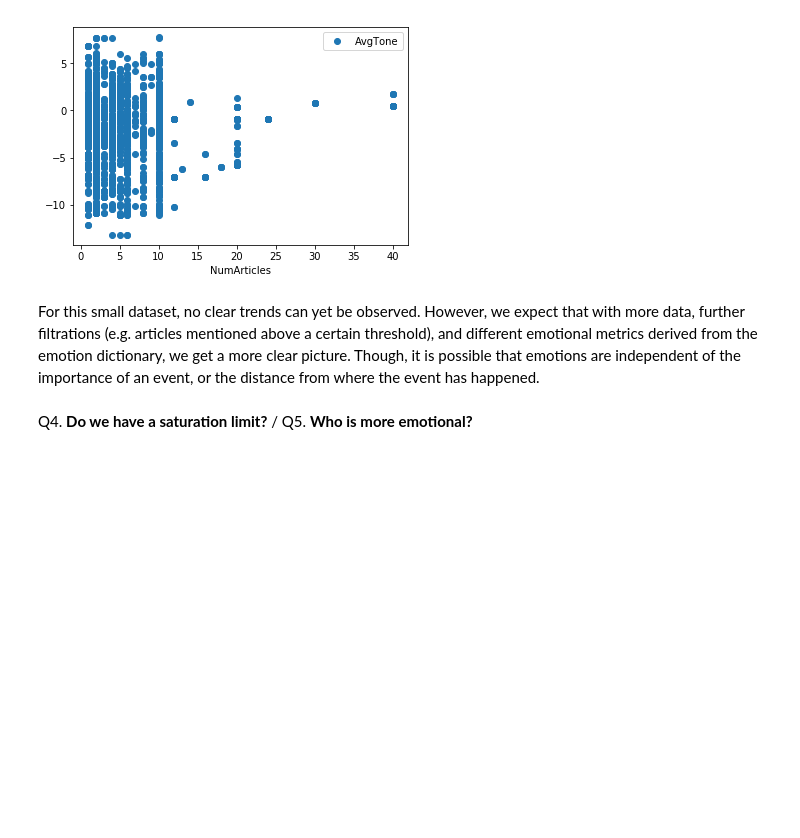
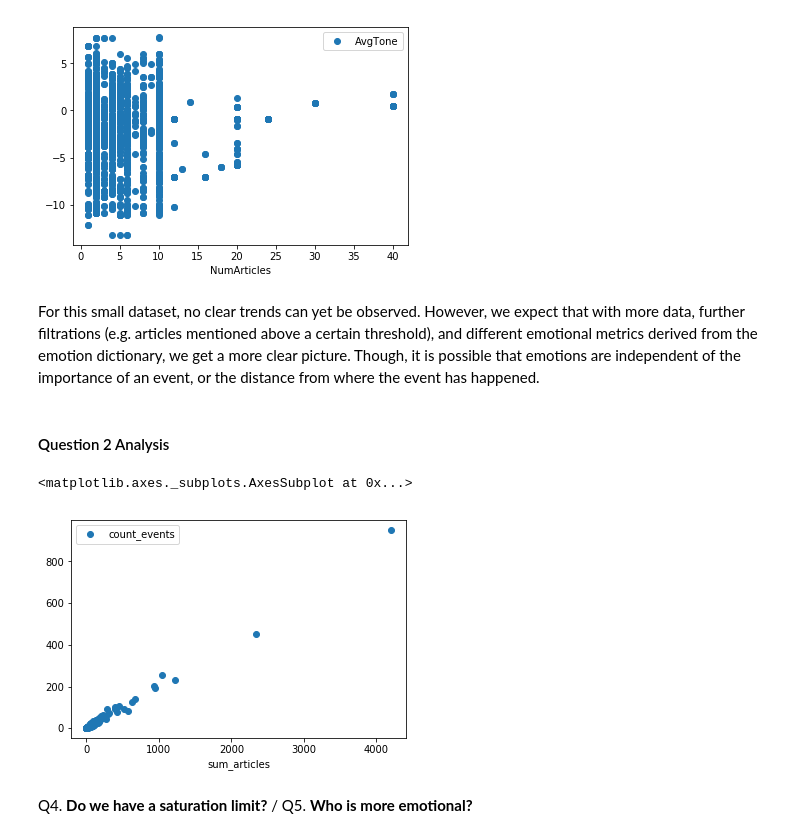
Before and after one commit to Abranchini/ADA_Project, a Jupyter notebook: src/Milestone_2.ipynb, the cells around one changed output. Drawn from its saved outputs; the diff is of its cells as text; code cells hidden in the pictures; blank space fills up the shorter version.

```diff
--- a/src/Milestone_2.ipynb
+++ b/src/Milestone_2.ipynb
@@ -247,15 +253,12 @@ Total number of articles with no country assigned:  22
 # %%
 # select Data from Events Dataset
-events_q1_df= events_df.select("GLOBALEVENTID", "ActionGeo_Lat", "ActionGeo_Long", "NumMentions","NumSources","NumArticles","AvgTone")
+events_1= events_df.select("GLOBALEVENTID", 'ActionGeo_CountryCode', "ActionGeo_Lat", "ActionGeo_Long", "NumMentions","NumSources","NumArticles","AvgTone")
 
 # filter out events that have no geographic coordinates
-print('Total number of events: ', events_q1_df.count())
-events_clean_df = events_q1_df.filter(events_q1_df.ActionGeo_Lat.isNotNull())
-print('Number of events with geographic coordinates: ', events_clean_df.count())
-
-mentions_clean_df = mentions_clean_df.withColumn("Source_Lat", mentions_clean_df["Source_Lat"].cast("float"))
-mentions_clean_df = mentions_clean_df.withColumn("Source_Long", mentions_clean_df["Source_Long"].cast("float"))
+print('Total number of events: ', events_1.count())
+events_2 = events_1.filter(events_1.ActionGeo_Lat.isNotNull())
+print('Number of events with geographic coordinates: ', events_2.count())
 
 # merge the clean events and mentions dfs
-event_mentions_df = events_clean_df.join(mentions_clean_df, 'GLOBALEVENTID')
+data_q1 = events_2.join(mentions_6, 'GLOBALEVENTID')
 # %% [output]
@@ -286,0 +292,3 @@ event_mentions_df = event_mentions_df.withColumn("distance", lit(udf_geocalc('Ac
+# %%
+data_q2 = events_2.groupBy('ActionGeo_CountryCode').agg(sum('NumArticles').alias('sum_articles'), count('GLOBALEVENTID').alias('count_events'))
+data_q2.show()
@@ -695,6 +736,15 @@ Pearson Correlation:  0.06910346808925116
 [figure]
 # %% [markdown]
 For this small dataset, no clear trends can yet be observed. However, we expect that with more data, further filtrations (e.g. articles mentioned above a certain threshold), and different emotional metrics derived from the emotion dictionary, we get a more clear picture. Though, it is possible that emotions are independent of the importance of an event, or the distance from where the event has happened.
+# %% [markdown]
+#### Question 2 Analysis <a id='Part3_Q2'></a>
+# %%
+data_q2_df = data_q2.toPandas()
+# %%
+data_q2_df.plot(x='sum_articles', y='count_events', style='o')
+# %% [output]
+<matplotlib.axes._subplots.AxesSubplot at 0x...>
+[figure, added]
 # %% [markdown]
 Q4. **Do we have a saturation limit?** / Q5. **Who is more emotional?** <a id='Part3_Q4'></a>
 # %%
```
Also changed, not shown: parts of 18 cells of this notebook, 1 other file.
